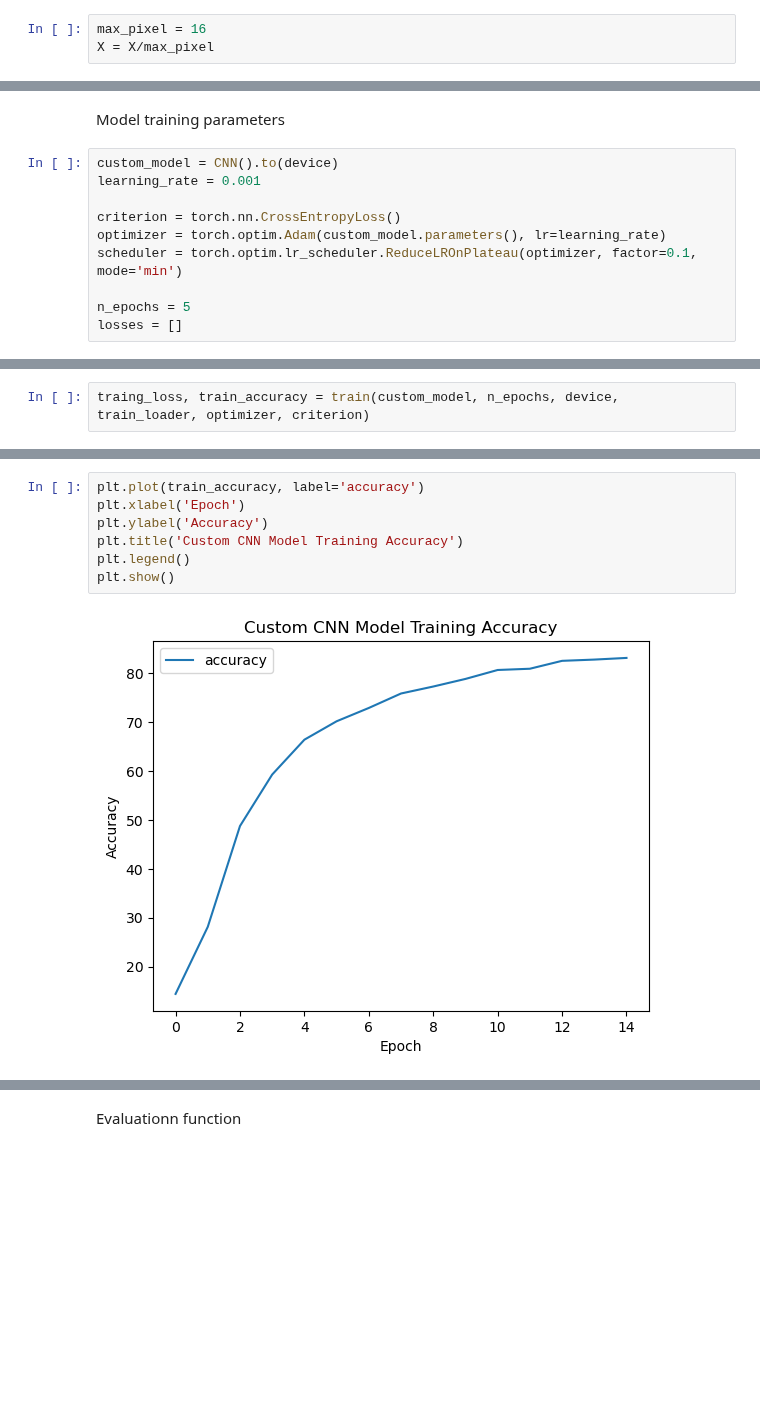
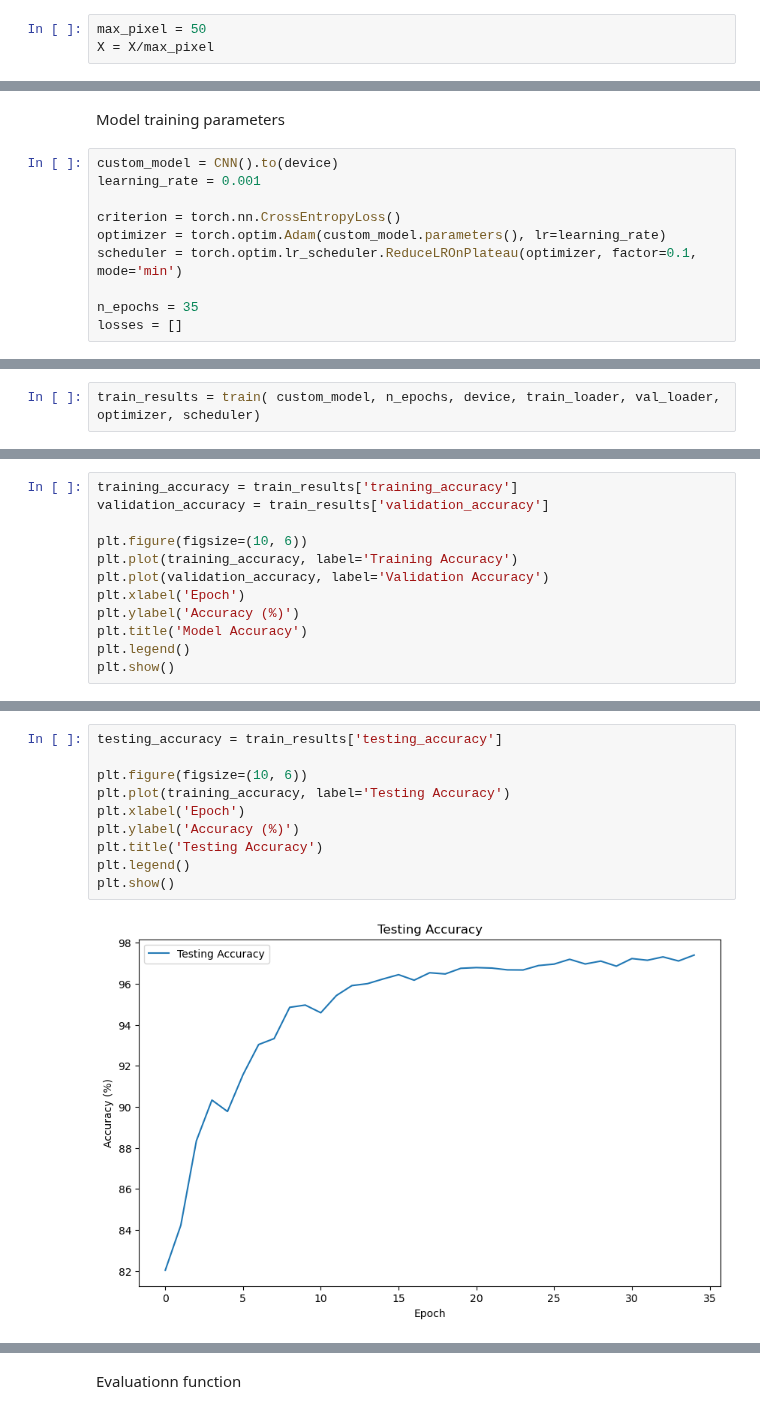
Before and after one commit to denpalrius/AI-Machine-Learning-Practice, a Jupyter notebook: mlp/cnn_mnist.ipynb, the cells around one changed output, grey strips where cells are left out. Saved outputs shown, nothing was run; the diff lists cells and outputs as text; blank space fills up the shorter version.

```diff
--- a/mlp/cnn_mnist.ipynb
+++ b/mlp/cnn_mnist.ipynb
@@ -76,7 +76,7 @@ This will help in:
 - Faster training and convergence of the optimisation
 - This will help the model learn with consistent data, capturing underlying patterns instead of being affected by by the scale of the input features
 # %%
-max_pixel = 16
+max_pixel = 50
 X = X/max_pixel
 # %% [markdown]
 Reshape data for CNN
@@ -461,6 +280,6 @@ criterion = torch.nn.CrossEntropyLoss()
 optimizer = torch.optim.Adam(custom_model.parameters(), lr=learning_rate)
 scheduler = torch.optim.lr_scheduler.ReduceLROnPlateau(optimizer, factor=0.1, mode='min')
 
-n_epochs = 5
+n_epochs = 35
 losses = []
 # %% [markdown]
@@ -468,3 +287,3 @@ Run the training
 # %%
-traing_loss, train_accuracy = train(custom_model, n_epochs, device, train_loader, optimizer, criterion)
+train_results = train( custom_model, n_epochs, device, train_loader, val_loader, optimizer, scheduler)
 # %% [output]
@@ -484,0 +325,12 @@ plt.show()
+# %%
+training_accuracy = train_results['training_accuracy']
+validation_accuracy = train_results['validation_accuracy']
+
+plt.figure(figsize=(10, 6))
+plt.plot(training_accuracy, label='Training Accuracy')
+plt.plot(validation_accuracy, label='Validation Accuracy')
+plt.xlabel('Epoch')
+plt.ylabel('Accuracy (%)')
+plt.title('Model Accuracy')
+plt.legend()
+plt.show()
@@ -485,9 +341,12 @@ plt.show()
 # %%
-plt.plot(train_accuracy, label='accuracy')
+testing_accuracy = train_results['testing_accuracy']
+
+plt.figure(figsize=(10, 6))
+plt.plot(training_accuracy, label='Testing Accuracy')
 plt.xlabel('Epoch')
-plt.ylabel('Accuracy')
-plt.title('Custom CNN Model Training Accuracy')
+plt.ylabel('Accuracy (%)')
+plt.title('Testing Accuracy')
 plt.legend()
 plt.show()
 # %% [output]
-[figure, old version]
+[figure, new version]
```
Also changed, not shown: parts of 32 cells of this notebook.
